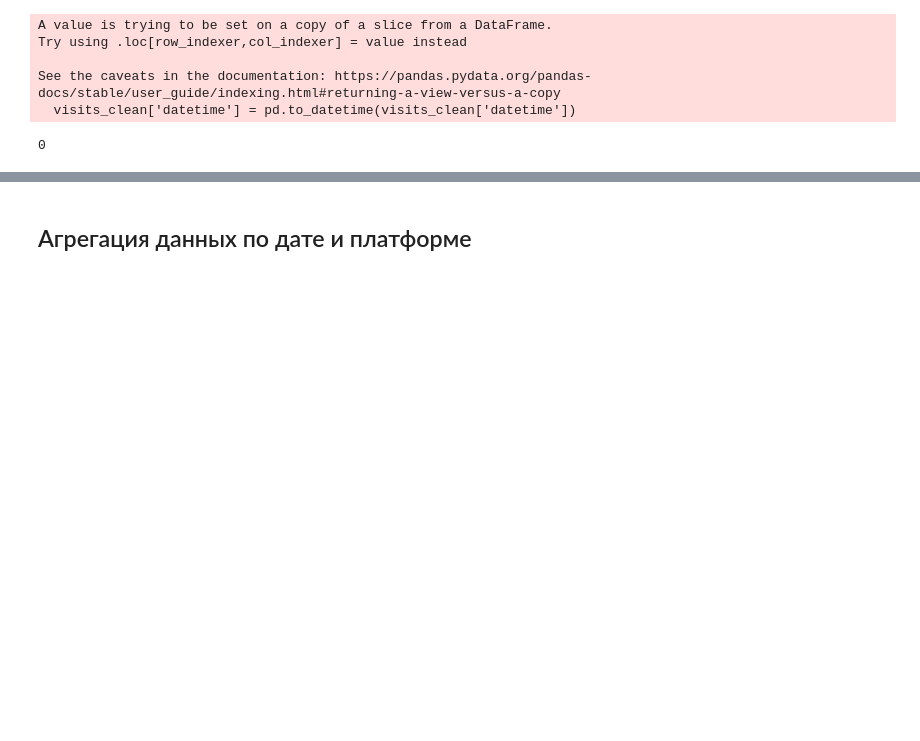
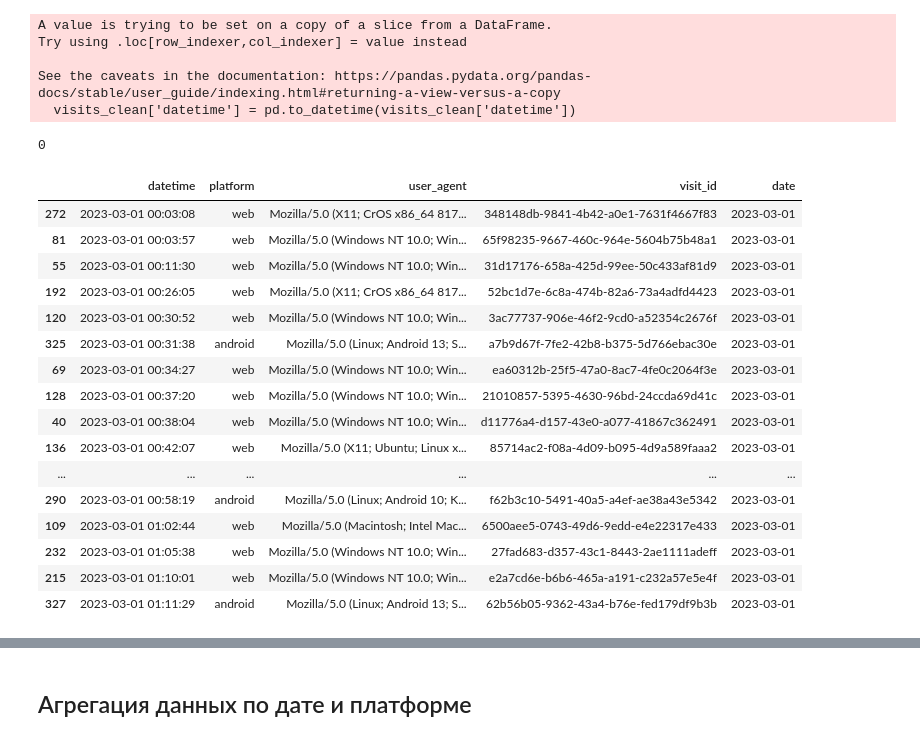
Before and after one commit to Nechetnaya/data-analytics-project-100, a Jupyter notebook: charts_project.ipynb, the cells around one changed output, grey strips where cells are left out. Drawn from its saved outputs; the diff is of its cells as text; code cells hidden in the pictures; blank space fills up the shorter version.

```diff
--- a/charts_project.ipynb
+++ b/charts_project.ipynb
@@ -100,7 +98,27 @@ visits_clean = visits_clean.sort_values('datetime')
-# %%
-visits_clean.duplicated(subset='visit_id').sum()
-# %% [output]
-0
+# %%
+visits_clean.duplicated(subset='visit_id').sum()
+# %% [output]
+0
+# %%
+visits_clean.head(20)
+# %% [output]
+|  | datetime | platform | user_agent | visit_id | date |
+| 272 | 2023-03-01 00:03:08 | web | Mozilla/5.0 (X11; CrOS x86_64 817... | 348148db-9841-4b42-a0e1-7631f4667f83 | 2023-03-01 |
+| 81 | 2023-03-01 00:03:57 | web | Mozilla/5.0 (Windows NT 10.0; Win... | 65f98235-9667-460c-964e-5604b75b48a1 | 2023-03-01 |
+| 55 | 2023-03-01 00:11:30 | web | Mozilla/5.0 (Windows NT 10.0; Win... | 31d17176-658a-425d-99ee-50c433af81d9 | 2023-03-01 |
+| 192 | 2023-03-01 00:26:05 | web | Mozilla/5.0 (X11; CrOS x86_64 817... | 52bc1d7e-6c8a-474b-82a6-73a4adfd4423 | 2023-03-01 |
+| 120 | 2023-03-01 00:30:52 | web | Mozilla/5.0 (Windows NT 10.0; Win... | 3ac77737-906e-46f2-9cd0-a52354c2676f | 2023-03-01 |
+| 325 | 2023-03-01 00:31:38 | android | Mozilla/5.0 (Linux; Android 13; S... | a7b9d67f-7fe2-42b8-b375-5d766ebac30e | 2023-03-01 |
+| 69 | 2023-03-01 00:34:27 | web | Mozilla/5.0 (Windows NT 10.0; Win... | ea60312b-25f5-47a0-8ac7-4fe0c2064f3e | 2023-03-01 |
+| 128 | 2023-03-01 00:37:20 | web | Mozilla/5.0 (Windows NT 10.0; Win... | 21010857-5395-4630-96bd-24ccda69d41c | 2023-03-01 |
+| 40 | 2023-03-01 00:38:04 | web | Mozilla/5.0 (Windows NT 10.0; Win... | d11776a4-d157-43e0-a077-41867c362491 | 2023-03-01 |
+| 136 | 2023-03-01 00:42:07 | web | Mozilla/5.0 (X11; Ubuntu; Linux x... | 85714ac2-f08a-4d09-b095-4d9a589faaa2 | 2023-03-01 |
+| ... | ... | ... | ... | ... | ... |
+| 290 | 2023-03-01 00:58:19 | android | Mozilla/5.0 (Linux; Android 10; K... | f62b3c10-5491-40a5-a4ef-ae38a43e5342 | 2023-03-01 |
+| 109 | 2023-03-01 01:02:44 | web | Mozilla/5.0 (Macintosh; Intel Mac... | 6500aee5-0743-49d6-9edd-e4e22317e433 | 2023-03-01 |
+| 232 | 2023-03-01 01:05:38 | web | Mozilla/5.0 (Windows NT 10.0; Win... | 27fad683-d357-43c1-8443-2ae1111adeff | 2023-03-01 |
+| 215 | 2023-03-01 01:10:01 | web | Mozilla/5.0 (Windows NT 10.0; Win... | e2a7cd6e-b6b6-465a-a191-c232a57e5e4f | 2023-03-01 |
+| 327 | 2023-03-01 01:11:29 | android | Mozilla/5.0 (Linux; Android 13; S... | 62b56b05-9362-43a4-b76e-fed179df9b3b | 2023-03-01 |
 # %%
 registrations.isna().sum()
 # %% [output]
```
Also changed, not shown: parts of 60 cells of this notebook.
